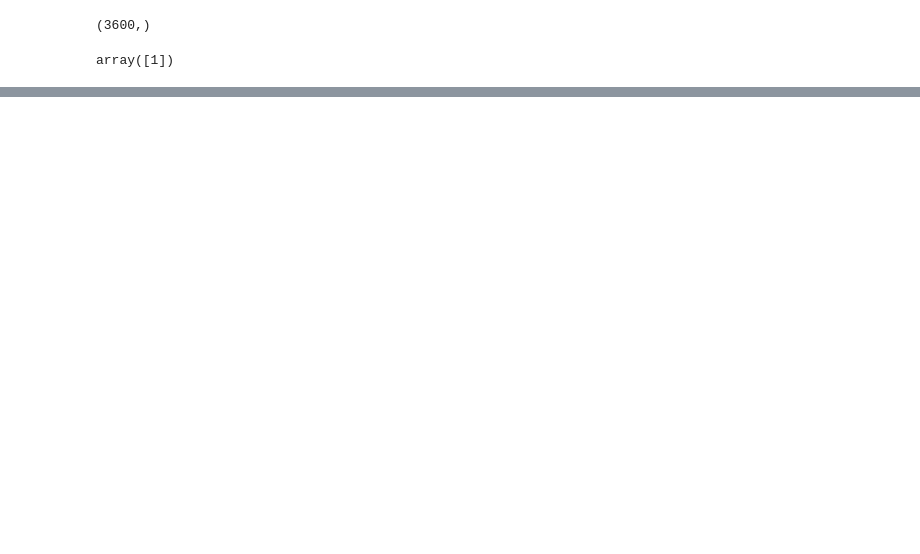
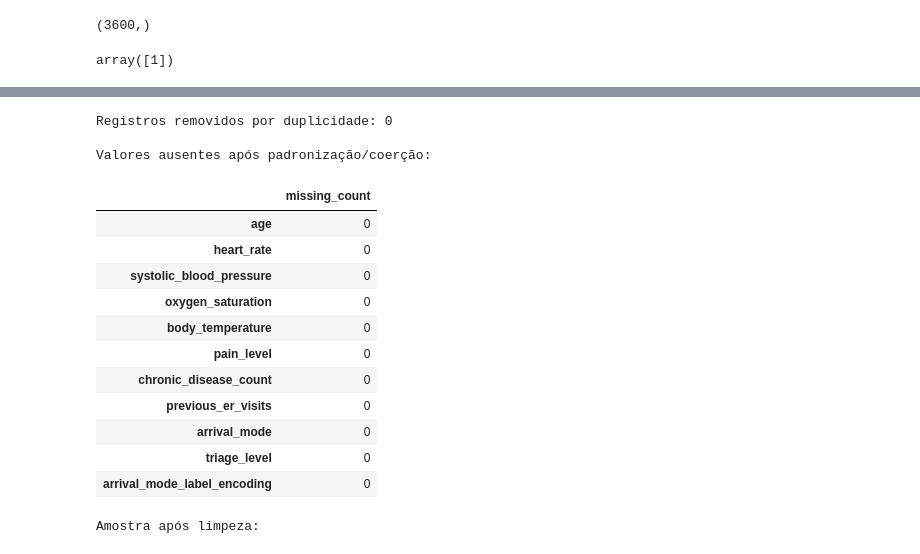
Before and after one commit to KelvinRgnz/Tech-Challenge-FIAP, a Jupyter notebook: nootebook/data_triagem.ipynb, the cells around one changed output, grey strips where cells are left out. Drawn from its saved outputs; the diff is of its cells as text; code cells hidden in the pictures; blank space fills up the shorter version.

```diff
--- a/nootebook/data_triagem.ipynb
+++ b/nootebook/data_triagem.ipynb
@@ -571,0 +591,76 @@ array([1])
+# %%
+import numpy as np
+import pandas as pd
+
+# Copia para modelagem reprodutível, preservando df original
+clean_df = df.copy()
+
+# 1) Remoção de duplicados
+n_before = len(clean_df)
+clean_df = clean_df.drop_duplicates()
+removed_duplicates = n_before - len(clean_df)
+
+# 2) Padronização de categoria textual
+if "arrival_mode" in clean_df.columns:
+    clean_df["arrival_mode"] = (
+        clean_df["arrival_mode"].astype("string").str.strip().str.lower()
+    )
+
+# 3) Coerção de colunas numéricas
+numeric_cols_expected = [
+    "age",
+    "heart_rate",
+    "systolic_blood_pressure",
+    "oxygen_saturation",
+    "body_temperature",
+    "pain_level",
+    "chronic_disease_count",
+    "previous_er_visits",
+    "triage_level",
+]
+for col in numeric_cols_expected:
+    if col in clean_df.columns:
+        clean_df[col] = pd.to_numeric(clean_df[col], errors="coerce")
+
+# 4) Regras de consistência
+if "pain_level" in clean_df.columns:
+    clean_df["pain_level"] = clean_df["pain_level"].clip(0, 10)
+if "oxygen_saturation" in clean_df.columns:
+    clean_df["oxygen_saturation"] = clean_df["oxygen_saturation"].clip(0, 100)
+
+for col in [
+    "age",
+    "heart_rate",
+    "systolic_blood_pressure",
+    "body_temperature",
+    "chronic_disease_count",
+    "previous_er_visits",
+]:
+    if col in clean_df.columns:
+        clean_df[col] = clean_df[col].clip(lower=0)
+
+# 5) Relatório de limpeza
+na_report = clean_df.isna().sum().sort_values(ascending=False)
+print(f"Registros removidos por duplicidade: {removed_duplicates}")
+print("\nValores ausentes após padronização/coerção:")
+display(na_report.to_frame("missing_count"))
+
+print("\nAmostra após limpeza:")
+display(clean_df.head())
+# %% [output]
+Registros removidos por duplicidade: 0
+
+Valores ausentes após padronização/coerção:
+|  | missing_count |
+| age | 0 |
+| heart_rate | 0 |
+| systolic_blood_pressure | 0 |
+| oxygen_saturation | 0 |
+| body_temperature | 0 |
+| pain_level | 0 |
+| chronic_disease_count | 0 |
+| previous_er_visits | 0 |
+| arrival_mode | 0 |
+| triage_level | 0 |
+| arrival_mode_label_encoding | 0 |
+Amostra após limpeza:
```
Also changed, not shown: parts of 14 cells of this notebook, 2 other files.
